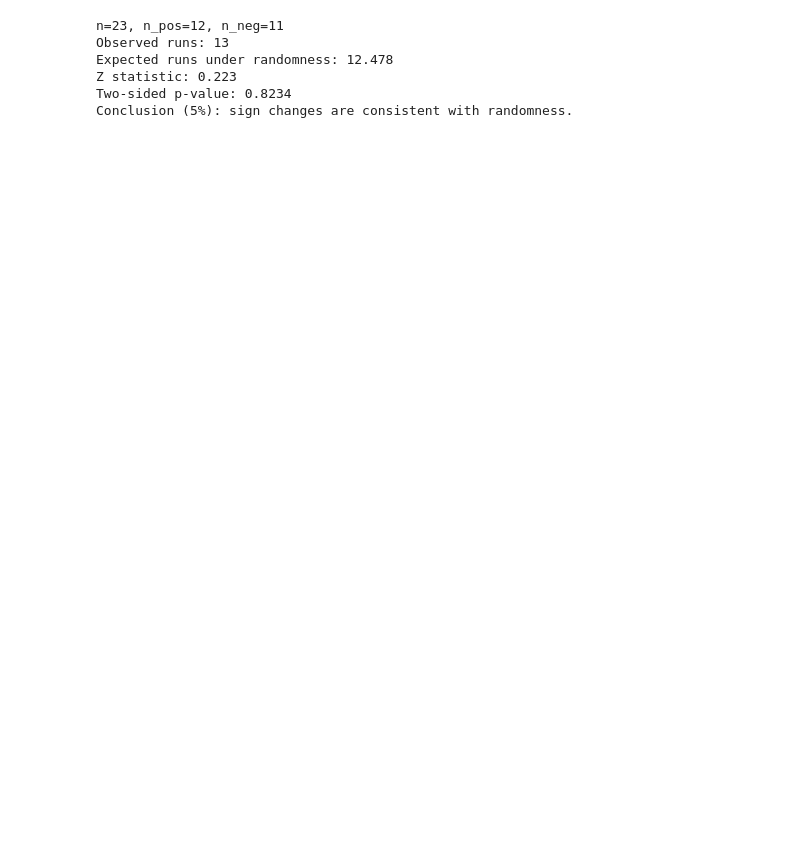
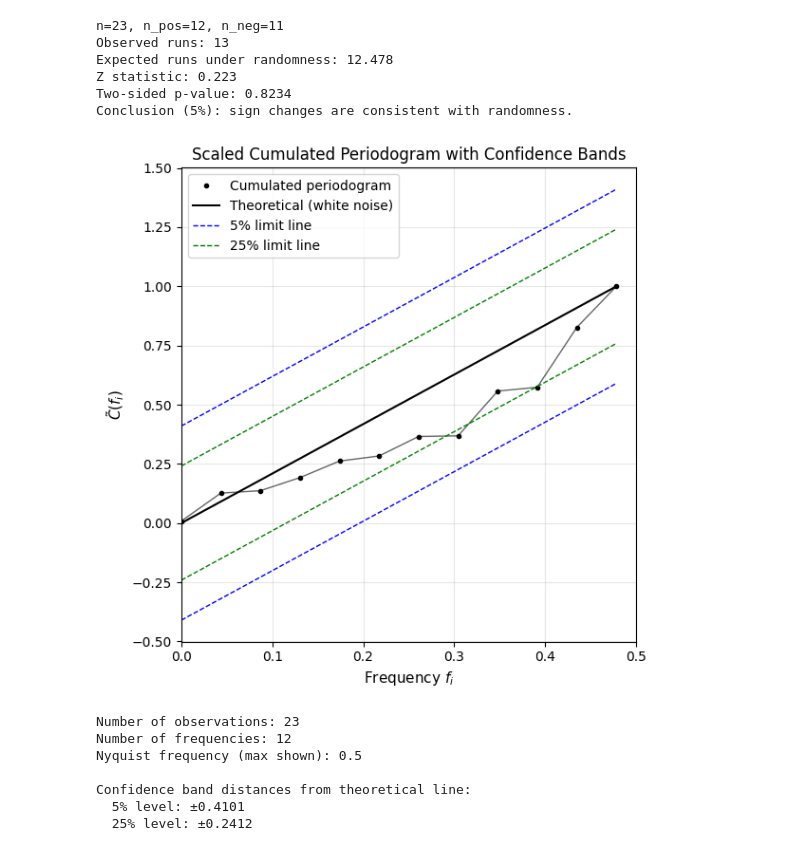
Before and after one commit to JesperDTU/TimeSeriesAnalysis_Assignments, a Jupyter notebook: Assignment3/Task2.ipynb, the cells around one changed output. Drawn from its saved outputs; the diff is of its cells as text; code cells hidden in the pictures; blank space fills up the shorter version.

Commit message:
new plot

```diff
--- a/Assignment3/Task2.ipynb
+++ b/Assignment3/Task2.ipynb
@@ -103,3 +102,82 @@ Expected runs under randomness: 12.478
 Z statistic: 0.223
 Two-sided p-value: 0.8234
 Conclusion (5%): sign changes are consistent with randomness.
+# %%
+# The cumulated periodogram
+from scipy import signal
+
+# Compute the periodogram using Fourier transform
+N = len(resid)
+residual_values = resid.values
+
+# Calculate FFT
+fft_values = np.fft.fft(residual_values)
+# Only use positive frequencies
+freqs = np.fft.fftfreq(N)[:(N//2 + 1)]
+fft_magnitude = np.abs(fft_values[:(N//2 + 1)]) ** 2
+
+# Periodogram: I(ν_i) = (1/N) * |FFT|²
+periodogram = fft_magnitude / N
+
+# Scaled cumulative periodogram: C̃(ν_j) = sum(I(1:j)) / sum(I(1:N/2))
+cumsum_periodogram = np.cumsum(periodogram)
+normalized_cumsum = cumsum_periodogram / cumsum_periodogram[-1]
+
+# Calculate confidence bands (Kolmogorov-Smirnov type)
+# For significance levels α, distance from theoretical line is K_α / sqrt(q)
+# where q = (N-2)/2 for N even, q = (N-1)/2 for N odd
+q = (N - 2) / 2 if N % 2 == 0 else (N - 1) / 2
+
+# Critical values for different significance levels (from KS test)
+K_05 = 1.36  # 5% level
+K_25 = 0.80  # 25% level
+
+# Theoretical line (diagonal from 0 to 1)
+theoretical_line = np.linspace(0, 1, len(normalized_cumsum))
+
+# Upper and lower confidence bounds
+upper_05 = theoretical_line + K_05 / np.sqrt(q)
+lower_05 = theoretical_line - K_05 / np.sqrt(q)
+upper_25 = theoretical_line + K_25 / np.sqrt(q)
+lower_25 = theoretical_line - K_25 / np.sqrt(q)
+
+# Plot
+fig, ax = plt.subplots(figsize=(6, 6))
+
+# Plot the cumulated periodogram as dots with connecting lines
+ax.plot(freqs, normalized_cumsum, 'k-', linewidth=1, alpha=0.6)
+ax.plot(freqs, normalized_cumsum, 'ko', markersize=3, label='Cumulated periodogram')
+
+# Plot the theoretical line (solid) and confidence bands (dashed)
+ax.plot(freqs, theoretical_line, 'k-', linewidth=1.5, label='Theoretical (white noise)')
+ax.plot(freqs, upper_05, 'b--', linewidth=1, label='5% limit line')
+ax.plot(freqs, lower_05, 'b--', linewidth=1)
+ax.plot(freqs, upper_25, 'g--', linewidth=1, label='25% limit line')
+ax.plot(freqs, lower_25, 'g--', linewidth=1)
+
+ax.set_xlabel('Frequency $f_i$', fontsize=11)
+ax.set_ylabel('$\~{C}(f_i)$', fontsize=11)
+ax.set_title('Scaled Cumulated Periodogram with Confidence Bands', fontsize=12)
+ax.legend(loc='upper left')
+ax.grid(True, alpha=0.3)
+ax.set_xlim([0, 0.5])
+
+plt.tight_layout()
+plt.show()
+
+# Print summary
+print(f"Number of observations: {N}")
+print(f"Number of frequencies: {len(freqs)}")
+print(f"Nyquist frequency (max shown): 0.5")
+print(f"\nConfidence band distances from theoretical line:")
+print(f"  5% level: ±{K_05/np.sqrt(q):.4f}")
+print(f"  25% level: ±{K_25/np.sqrt(q):.4f}")
+# %% [output]
+[figure, added]
+Number of observations: 23
+Number of frequencies: 12
+Nyquist frequency (max shown): 0.5
+
+Confidence band distances from theoretical line:
+  5% level: ±0.4101
+  25% level: ±0.2412
```
Also changed, not shown: parts of 1 cell of this notebook, 1 other file.
